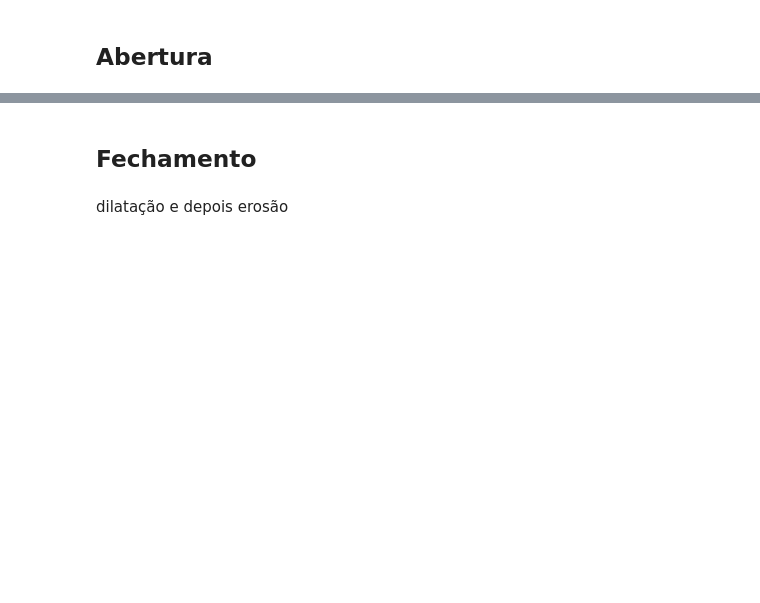
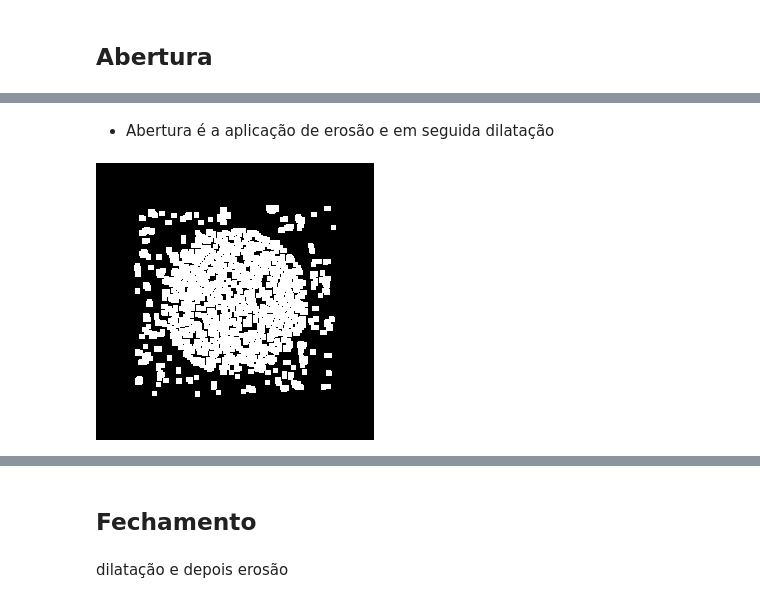
Before and after one commit to svhenrique/pi-opencv-basic, a Jupyter notebook: OperacoesMorfologicas_PI.ipynb, the cells around one changed output, grey strips where cells are left out. Cells and saved outputs as stored; diff of their text form; code cells hidden in the pictures; blank space fills up the shorter version.

```diff
--- a/OperacoesMorfologicas_PI.ipynb
+++ b/OperacoesMorfologicas_PI.ipynb
@@ -254,0 +286,21 @@ Erosão e depois dilatação
+# %% [markdown]
+* Abertura é a aplicação de erosão e em seguida dilatação
+# %%
+# Utilizando técnica de abertura para imagem ruido com uma máscara de 5x5
+mask = [[1, 1, 1, 1, 1],
+        [1, 1, 1, 1, 1],
+        [1, 1, 1, 1, 1],
+        [1, 1, 1, 1, 1],
+        [1, 1, 1, 1, 1]]
+mask = Mask(mask)
+
+# fazendo operação de erosão
+result = erosion(mask, ruido)
+
+# fazendo operação de dilatação
+result = dilation(mask, result)
+
+# mostrando resultado
+cv2_imshow(result)
+# %% [output]
+[figure, added]
```
Also changed, not shown: parts of 10 cells of this notebook.
